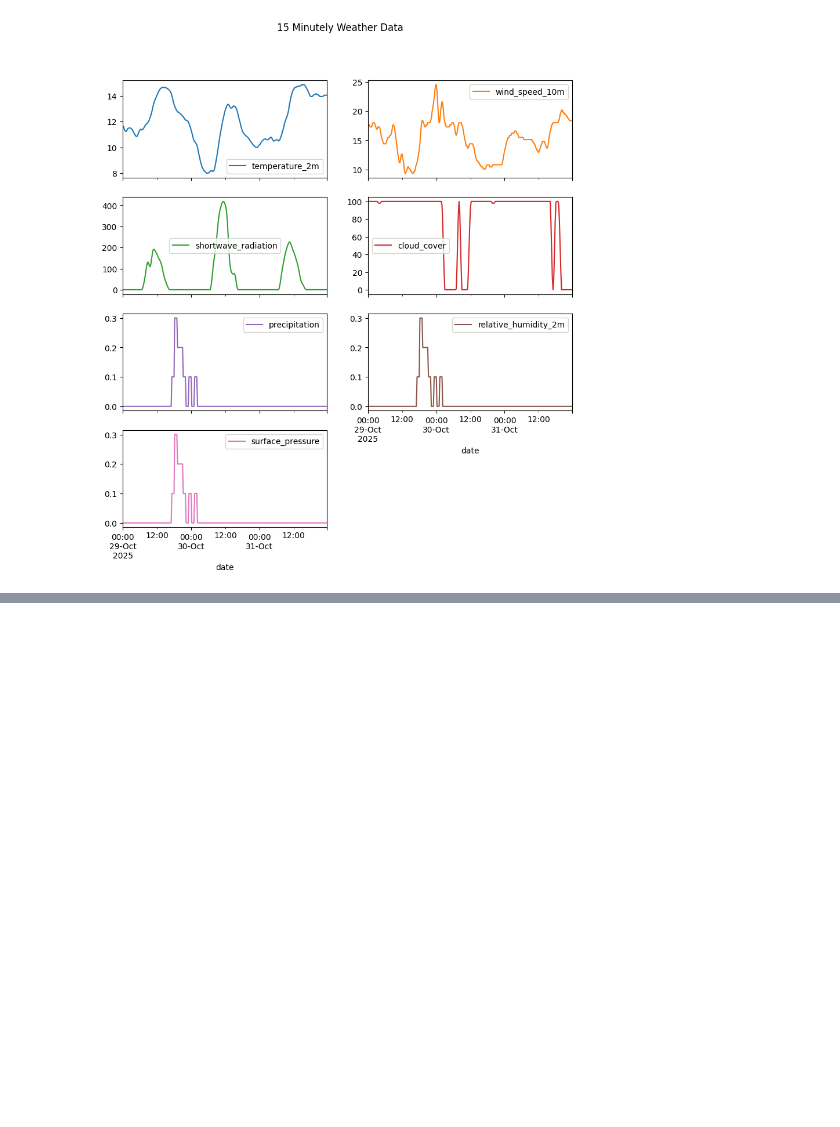
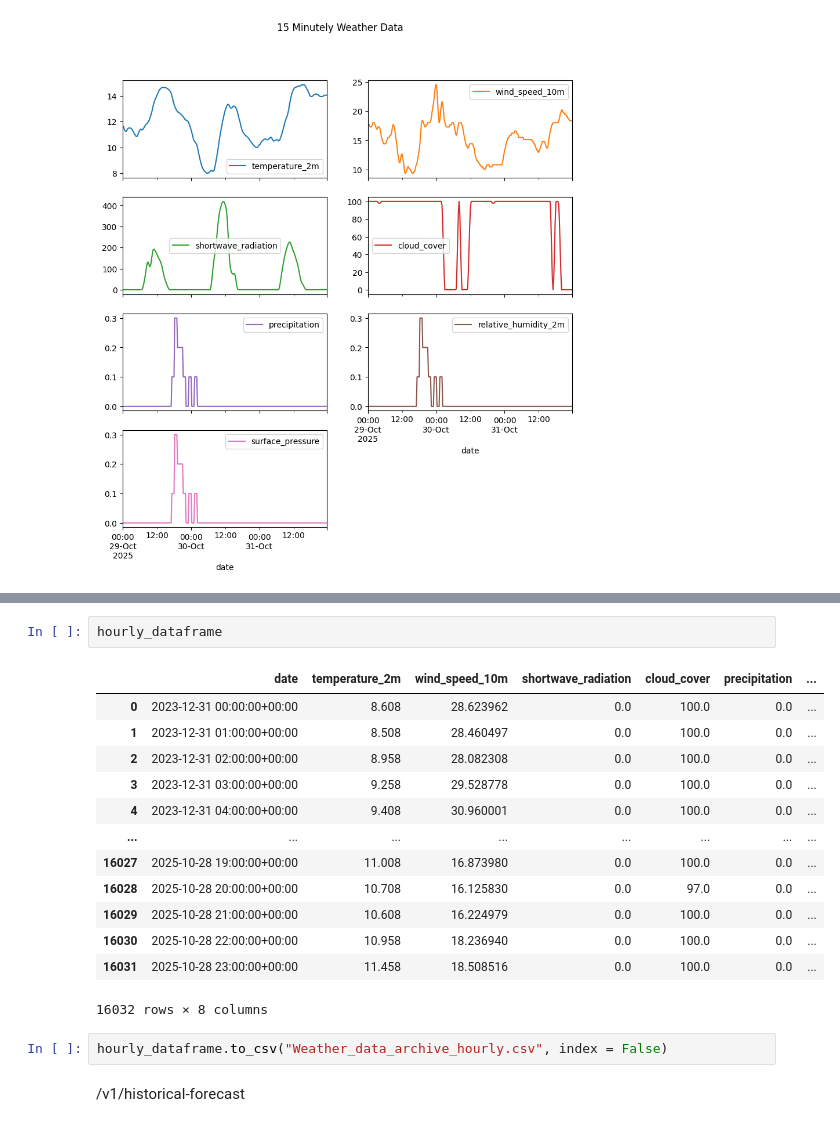
Before and after one commit to yuxin0924/NOXxGDGKUL_AIAccelerate2025, a Jupyter notebook: Jade/Weather.ipynb, the cells around one changed output, grey strips where cells are left out. Drawn from its saved outputs; the diff is of its cells as text; blank space fills up the shorter version.

Commit message:
add Weather data

```diff
--- a/Jade/Weather.ipynb
+++ b/Jade/Weather.ipynb
@@ -96,0 +185,20 @@ array([[<Axes: xlabel='date'>, <Axes: xlabel='date'>],
+# %%
+hourly_dataframe
+# %% [output]
+|  | date | temperature_2m | wind_speed_10m | shortwave_radiation | cloud_cover | precipitation | ... |
+| 0 | 2023-12-31 00:00:00+00:00 | 8.608 | 28.623962 | 0.0 | 100.0 | 0.0 | ... |
+| 1 | 2023-12-31 01:00:00+00:00 | 8.508 | 28.460497 | 0.0 | 100.0 | 0.0 | ... |
+| 2 | 2023-12-31 02:00:00+00:00 | 8.958 | 28.082308 | 0.0 | 100.0 | 0.0 | ... |
+| 3 | 2023-12-31 03:00:00+00:00 | 9.258 | 29.528778 | 0.0 | 100.0 | 0.0 | ... |
+| 4 | 2023-12-31 04:00:00+00:00 | 9.408 | 30.960001 | 0.0 | 100.0 | 0.0 | ... |
+| ... | ... | ... | ... | ... | ... | ... | ... |
+| 16027 | 2025-10-28 19:00:00+00:00 | 11.008 | 16.873980 | 0.0 | 100.0 | 0.0 | ... |
+| 16028 | 2025-10-28 20:00:00+00:00 | 10.708 | 16.125830 | 0.0 | 97.0 | 0.0 | ... |
+| 16029 | 2025-10-28 21:00:00+00:00 | 10.608 | 16.224979 | 0.0 | 100.0 | 0.0 | ... |
+| 16030 | 2025-10-28 22:00:00+00:00 | 10.958 | 18.236940 | 0.0 | 100.0 | 0.0 | ... |
+| 16031 | 2025-10-28 23:00:00+00:00 | 11.458 | 18.508516 | 0.0 | 100.0 | 0.0 | ... |
+16032 rows × 8 columns
+# %%
+hourly_dataframe.to_csv("Weather_data_archive_hourly.csv", index = False)
+# %% [markdown]
+/v1/historical-forecast
```
Also changed, not shown: parts of 6 cells of this notebook, 6 other files.
